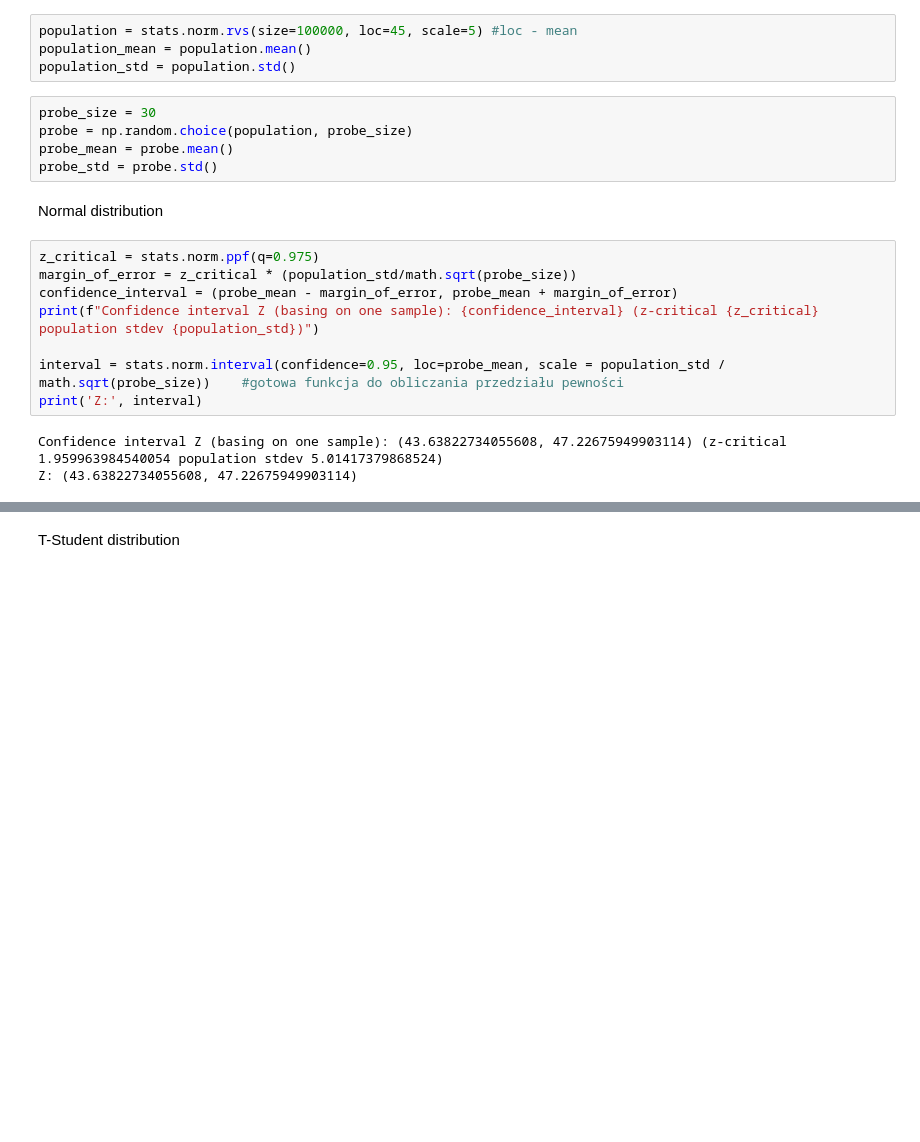
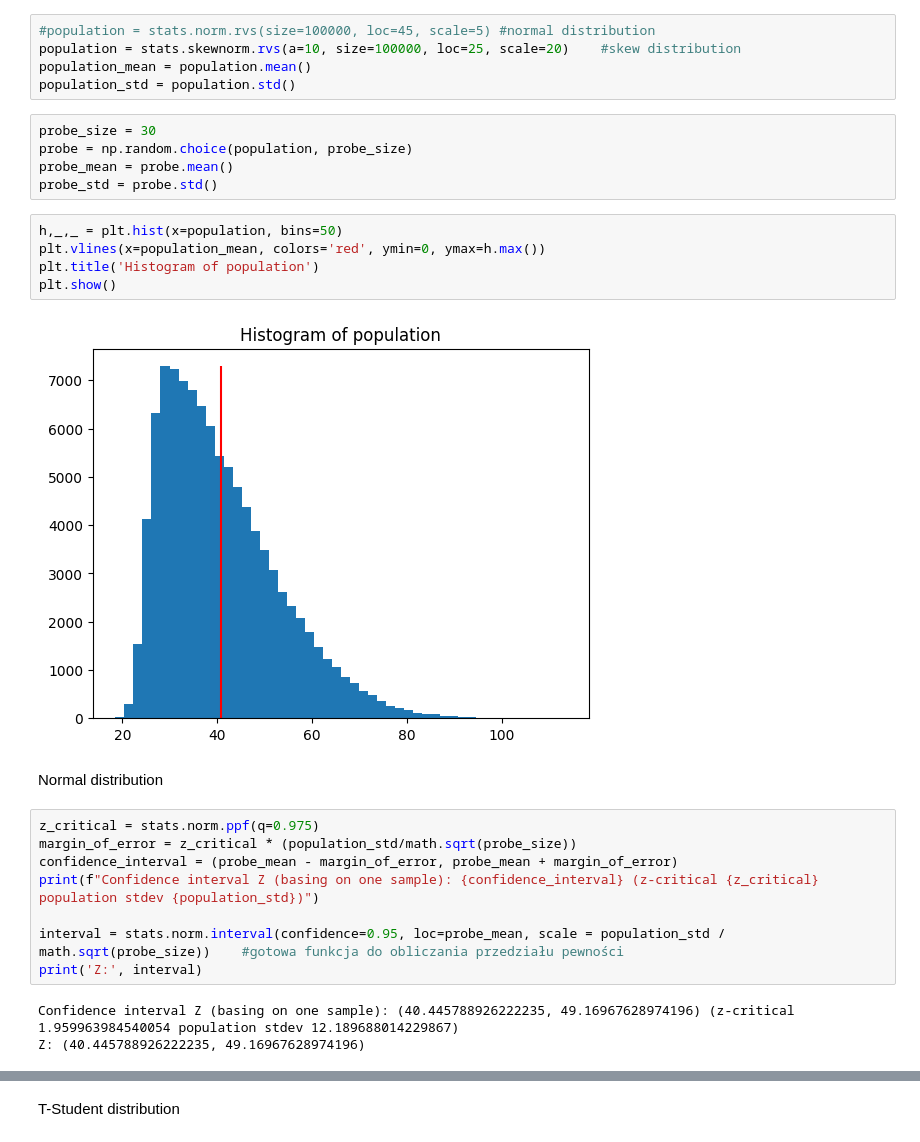
Before and after one commit to gorzanskik-ai/statistics, a Jupyter notebook: 04_confidence_interval/02_confidence_interval_level_t_student.ipynb, the cells around one changed output, grey strips where cells are left out. Drawn from its saved outputs; the diff is of its cells as text; blank space fills up the shorter version.

```diff
--- a/04_confidence_interval/02_confidence_interval_level_t_student.ipynb
+++ b/04_confidence_interval/02_confidence_interval_level_t_student.ipynb
@@ -7,7 +7,8 @@ import matplotlib.pyplot as plt
 import scipy.stats as stats
 import math
 # %%
-population = stats.norm.rvs(size=100000, loc=45, scale=5) #loc - mean
+#population = stats.norm.rvs(size=100000, loc=45, scale=5) #normal distribution
+population = stats.skewnorm.rvs(a=10, size=100000, loc=25, scale=20)    #skew distribution
 population_mean = population.mean()
 population_std = population.std()
 # %%
@@ -15,6 +16,13 @@ probe_size = 30
 probe = np.random.choice(population, probe_size)
 probe_mean = probe.mean()
 probe_std = probe.std()
+# %%
+h,_,_ = plt.hist(x=population, bins=50)
+plt.vlines(x=population_mean, colors='red', ymin=0, ymax=h.max())
+plt.title('Histogram of population')
+plt.show()
+# %% [output]
+[figure, added]
 # %% [markdown]
 Normal distribution
 # %%
@@ -26,8 +34,8 @@ print(f"Confidence interval Z (basing on one sample): {confidence_interval} (z-c
 interval = stats.norm.interval(confidence=0.95, loc=probe_mean, scale = population_std / math.sqrt(probe_size))    #gotowa funkcja do obliczania przedziału pewności
 print('Z:', interval)
 # %% [output]
-Confidence interval Z (basing on one sample): (43.63822734055608, 47.22675949903114) (z-critical 1.959963984540054 population stdev 5.01417379868524)
-Z: (43.63822734055608, 47.22675949903114)
+Confidence interval Z (basing on one sample): (40.445788926222235, 49.16967628974196) (z-critical 1.959963984540054 population stdev 12.189688014229867)
+Z: (40.445788926222235, 49.16967628974196)
 # %%
 means = []
 intervals =[]
```
Also changed, not shown: parts of 3 cells of this notebook.
